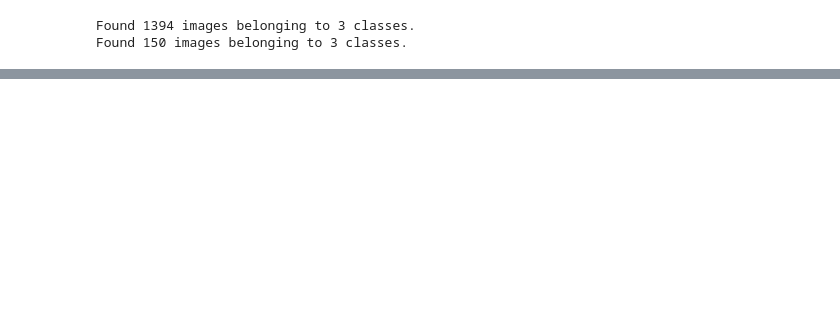
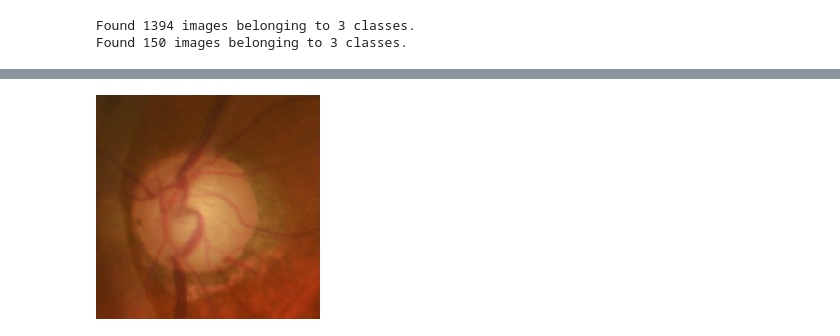
Before and after one commit to zdeik/tf-gpu-wsl-practice, a Jupyter notebook: 3_CNN_구조.ipynb, the cells around one changed output, grey strips where cells are left out. Drawn from its saved outputs; the diff is of its cells as text; code cells hidden in the pictures; blank space fills up the shorter version.

```diff
--- a/3_CNN_구조.ipynb
+++ b/3_CNN_구조.ipynb
@@ -243 +216,9 @@ Epoch 20/20
+# %%
+# 테스트 데이터 로드
+from tensorflow.keras.preprocessing import image
+
+img = image.load_img('test.png', target_size=(224,224))
+img
+# %% [output]
+[figure, added]
 # %%
```
Also changed, not shown: parts of 14 cells of this notebook, 1 other file.
